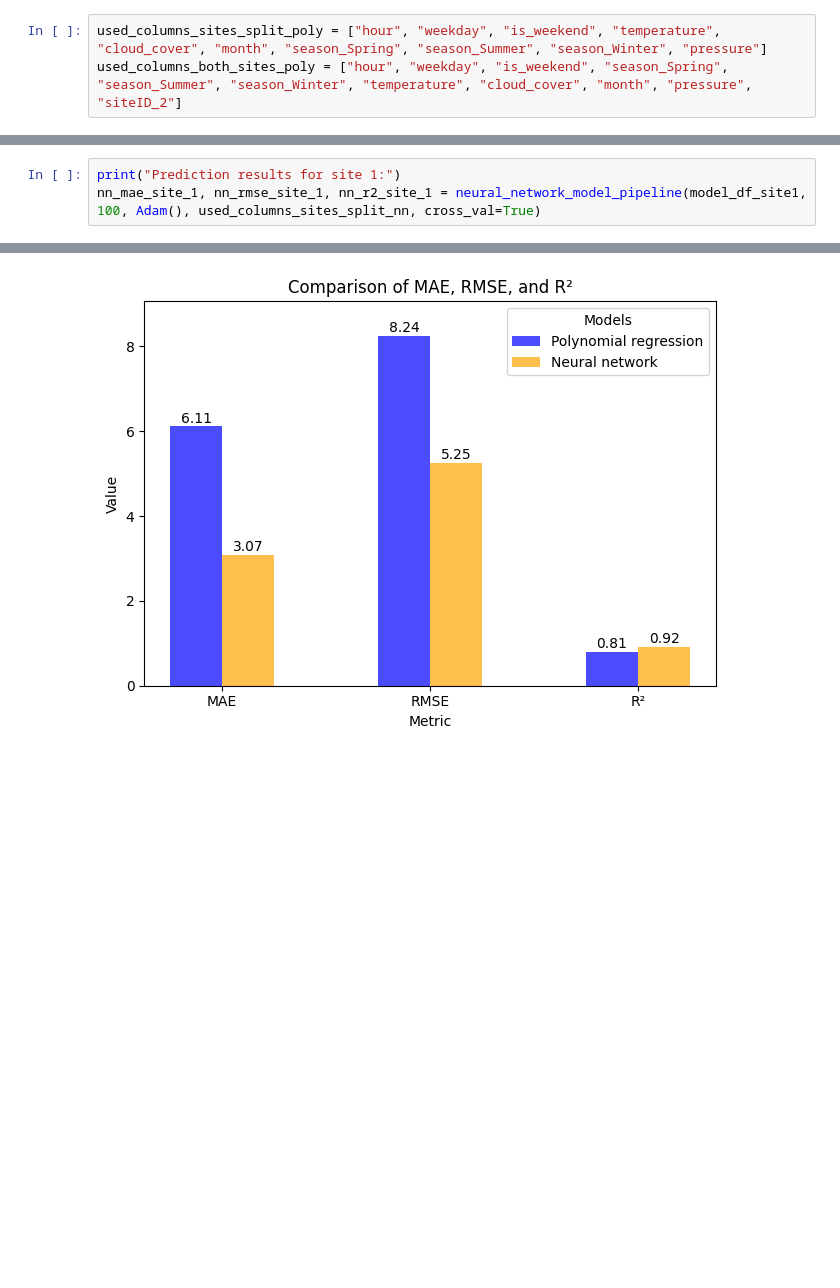
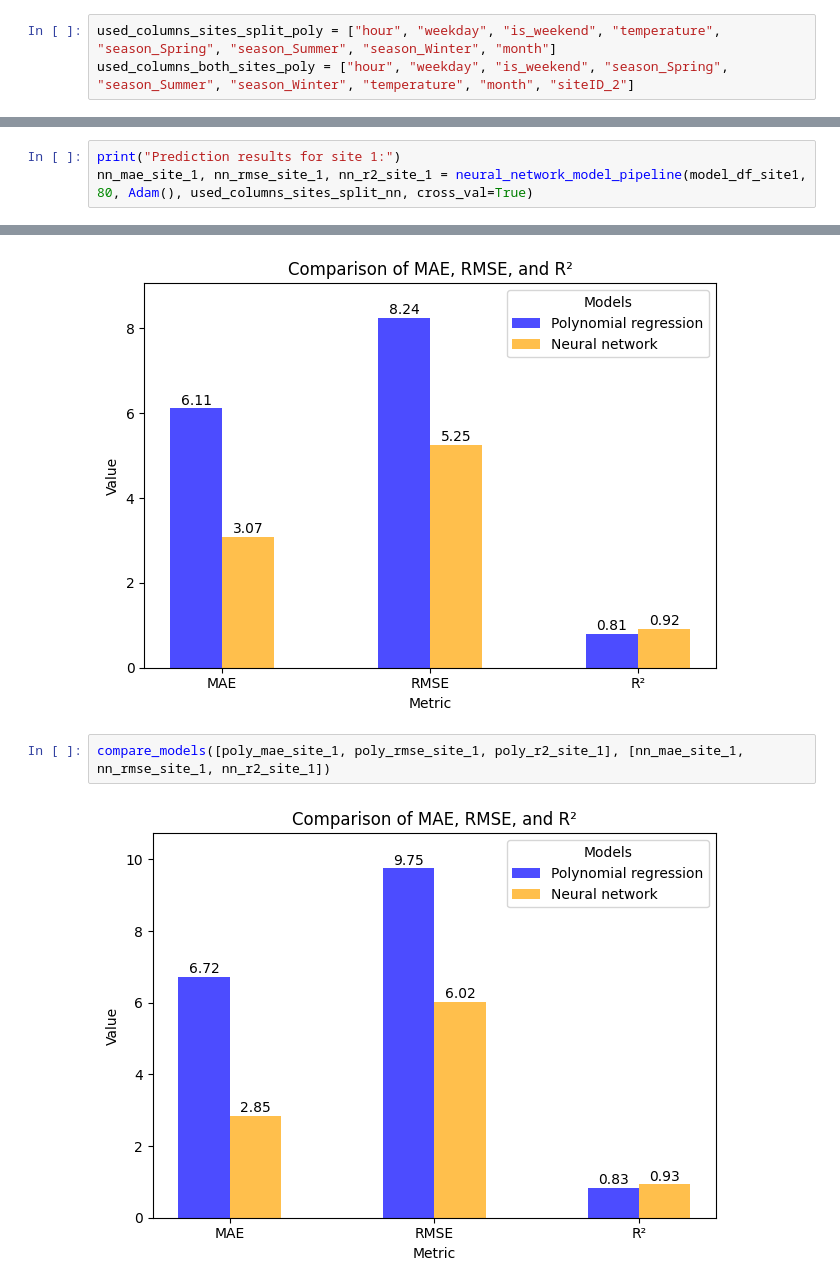
Before and after one commit to Amocon/A-Team_AA-Team-Assignment_2024, a Jupyter notebook: aa_team_assignment/04_utilization_prediction.ipynb, the cells around one changed output, grey strips where cells are left out. Cells and saved outputs as stored; diff of their text form; blank space fills up the shorter version.

```diff
--- a/aa_team_assignment/04_utilization_prediction.ipynb
+++ b/aa_team_assignment/04_utilization_prediction.ipynb
@@ -363,8 +379,8 @@ def regression_pipeline(df, degree, used_cols):
         X_train_processed, y_train_initial, X_test_processed, y_test, degree)
     return poly_mae, poly_rmse, poly_r2
 # %%
-used_columns_sites_split_poly = ["hour", "weekday", "is_weekend", "temperature", "cloud_cover", "month", "season_Spring", "season_Summer", "season_Winter", "pressure"]
-used_columns_both_sites_poly = ["hour", "weekday", "is_weekend", "season_Spring", "season_Summer", "season_Winter", "temperature", "cloud_cover", "month", "pressure", "siteID_2"]
+used_columns_sites_split_poly = ["hour", "weekday", "is_weekend", "temperature", "season_Spring", "season_Summer", "season_Winter", "month"]
+used_columns_both_sites_poly = ["hour", "weekday", "is_weekend", "season_Spring", "season_Summer", "season_Winter", "temperature", "month", "siteID_2"]
 # %%
 print("Prediction results for site 1:")
 poly_mae_site_1, poly_rmse_site_1, poly_r2_site_1 = regression_pipeline(
@@ -502,5 +520,5 @@ plot_error_curves(1, 200, 20, epoch_200_his_df)
 # %%
 print("Prediction results for site 1:")
-nn_mae_site_1, nn_rmse_site_1, nn_r2_site_1 = neural_network_model_pipeline(model_df_site1, 100, Adam(), used_columns_sites_split_nn, cross_val=True)
+nn_mae_site_1, nn_rmse_site_1, nn_r2_site_1 = neural_network_model_pipeline(model_df_site1, 80, Adam(), used_columns_sites_split_nn, cross_val=True)
 # %% [output]
 Prediction results for site 1:
@@ -556,3 +574,7 @@ Neural Network - Test R²: 0.9210
 compare_models([poly_mae_all, poly_rmse_all, poly_r2_all], [nn_mae_all, nn_rmse_all, nn_r2_all])
 # %% [output]
 [figure]
+# %%
+compare_models([poly_mae_site_1, poly_rmse_site_1, poly_r2_site_1], [nn_mae_site_1, nn_rmse_site_1, nn_r2_site_1])
+# %% [output]
+[figure, added]
```
Also changed, not shown: parts of 19 cells of this notebook, 1 other file.
